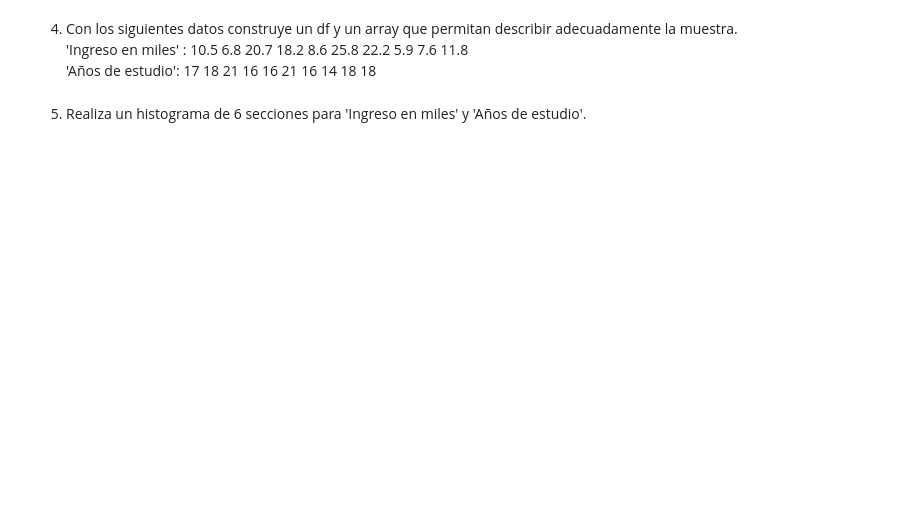
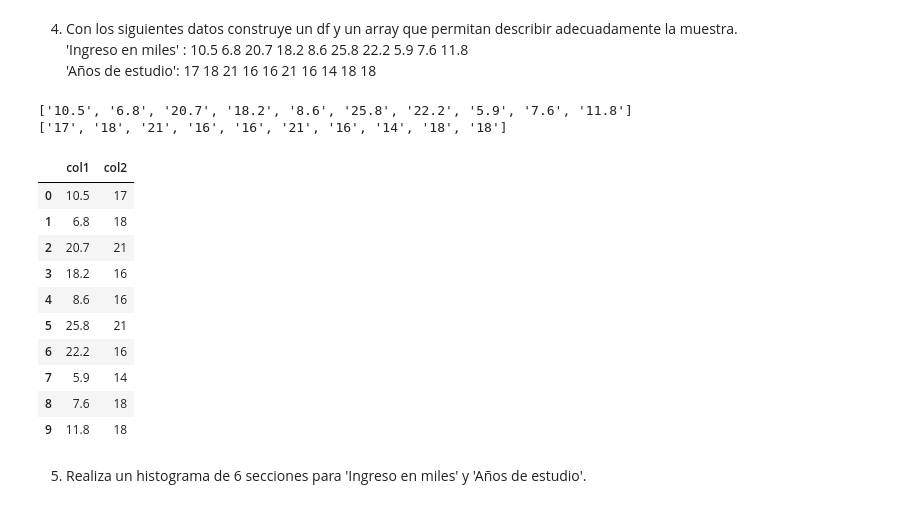
Before and after one commit to Zogar89/HenryCBI, a Jupyter notebook: M1 C1: Estadística.ipynb, the cells around one changed output. Cells and saved outputs as stored; diff of their text form; code cells hidden in the pictures; blank space fills up the shorter version.

```diff
--- a/M1 C1: Estadística.ipynb
+++ b/M1 C1: Estadística.ipynb
@@ -71,5 +94,33 @@ print(Mediana(listaplana))
 4. Con los siguientes datos construye un df y un array que permitan describir adecuadamente la muestra.<br>
 'Ingreso en miles' : 10.5	6.8	20.7	18.2	8.6	25.8	22.2	5.9	7.6	11.8 <br>
 'Años de estudio': 17	18	21	16	16	21	16	14	18	18<br>
+# %%
+miles=[10.5,6.8,20.7,18.2,8.6,25.8,22.2,5.9,7.6,11.8]
+miles2= "10.5 6.8 20.7 18.2 8.6 25.8 22.2 5.9 7.6 11.8"
+ingresos= miles2.split()
+anos=[17,18,21,16,16,21,16,14,18,18]
+
+
+print(ingresos)
+print(estudio)
+
+d = {'col1': miles, 'col2': anos}
+df = pd.DataFrame(data=d)
+
+df
+# %% [output]
+['10.5', '6.8', '20.7', '18.2', '8.6', '25.8', '22.2', '5.9', '7.6', '11.8']
+['17', '18', '21', '16', '16', '21', '16', '14', '18', '18']
+|  | col1 | col2 |
+| 0 | 10.5 | 17 |
+| 1 | 6.8 | 18 |
+| 2 | 20.7 | 21 |
+| 3 | 18.2 | 16 |
+| 4 | 8.6 | 16 |
+| 5 | 25.8 | 21 |
+| 6 | 22.2 | 16 |
+| 7 | 5.9 | 14 |
+| 8 | 7.6 | 18 |
+| 9 | 11.8 | 18 |
 # %% [markdown]
 5. Realiza un histograma de 6 secciones para 'Ingreso en miles' y 'Años de estudio'.
```
Also changed, not shown: parts of 5 cells of this notebook.
